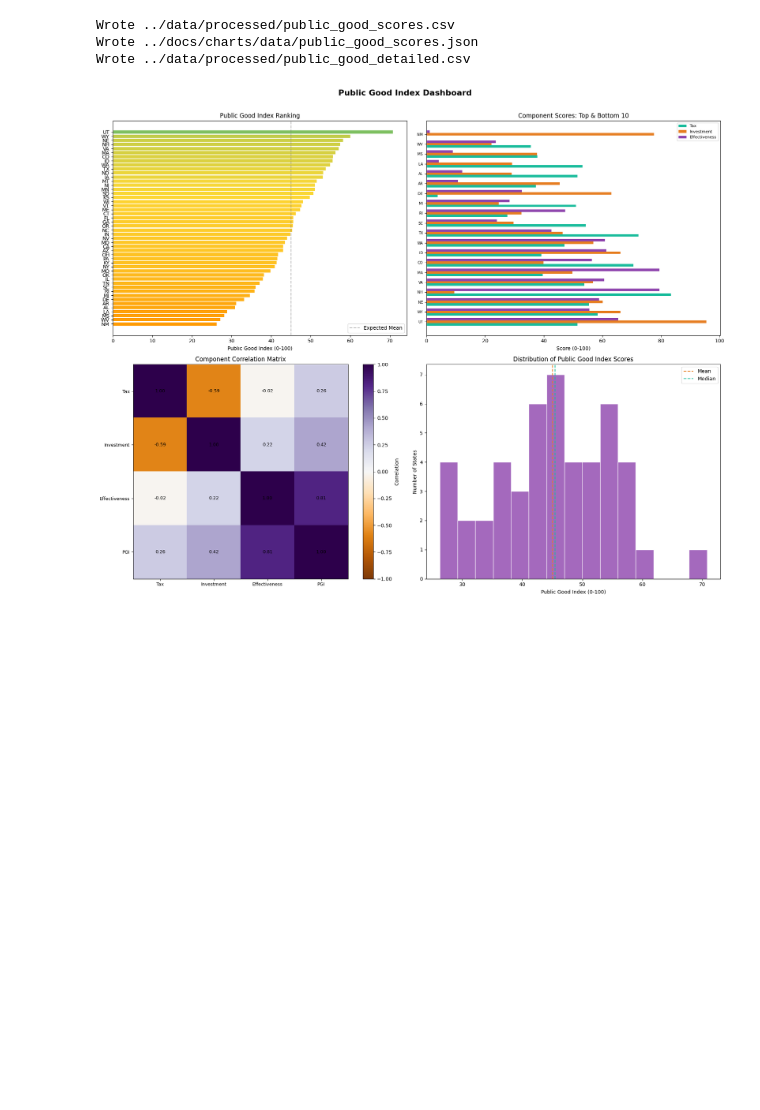
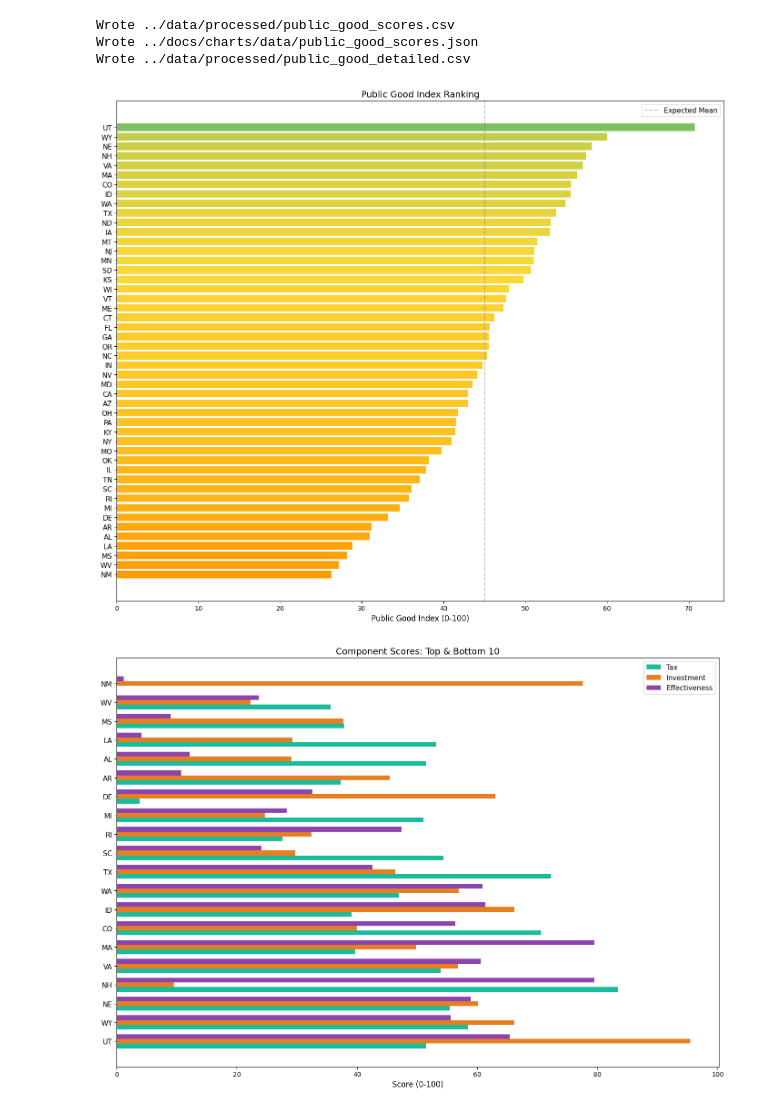
Before and after one commit to mckornfield/public-good-index, a Jupyter notebook: notebooks/04_public_good_score.ipynb, the cells around one changed output. Cells and saved outputs as stored; diff of their text form; code cells hidden in the pictures; blank space fills up the shorter version.

```diff
--- a/notebooks/04_public_good_score.ipynb
+++ b/notebooks/04_public_good_score.ipynb
@@ -138,62 +138,66 @@ Wrote ../data/processed/public_good_detailed.csv
 # %%
 # Dashboard visualization
 from matplotlib.colors import LinearSegmentedColormap
 SCORE_CMAP = LinearSegmentedColormap.from_list("score", ["#d32f2f", "#ff9800", "#fdd835", "#66bb6a", "#2e7d32"])
 
-fig, axes = plt.subplots(2, 2, figsize=(18, 14))
-
 # 1. Ranking bar chart
-ax1 = axes[0, 0]
+fig, ax = plt.subplots(figsize=(14, 12))
 plot_data = scores.sort_values("public_good_index", ascending=True)
 colors = SCORE_CMAP(plot_data["public_good_index"] / 100)
-ax1.barh(plot_data["state"], plot_data["public_good_index"], color=colors)
-ax1.set_xlabel("Public Good Index (0-100)")
-ax1.set_title("Public Good Index Ranking")
-ax1.axvline(x=45, color="gray", linestyle="--", alpha=0.5, label="Expected Mean")
-ax1.legend()
+ax.barh(plot_data["state"], plot_data["public_good_index"], color=colors)
+ax.set_xlabel("Public Good Index (0-100)", fontsize=12)
+ax.set_title("Public Good Index Ranking", fontsize=14)
+ax.axvline(x=45, color="gray", linestyle="--", alpha=0.5, label="Expected Mean")
+ax.tick_params(axis="y", labelsize=11)
+ax.legend(fontsize=11)
+plt.tight_layout()
+plt.show()
 
-# 2. Component comparison (stacked bar for top/bottom 10)
-ax2 = axes[0, 1]
+# 2. Component comparison (top/bottom 10)
+fig, ax = plt.subplots(figsize=(14, 10))
 top_bottom = pd.concat([scores.head(10), scores.tail(10)])
 x = range(len(top_bottom))
 w = 0.25
-ax2.barh([i - w for i in x], top_bottom["tax_score"], height=w, label="Tax", color="#1abc9c")
-ax2.barh(x, top_bottom["investment_score"], height=w, label="Investment", color="#e67e22")
-ax2.barh([i + w for i in x], top_bottom["effectiveness_score"], height=w, label="Effectiveness", color="#8e44ad")
-ax2.set_yticks(x)
-ax2.set_yticklabels(top_bottom["state"], fontsize=7)
-ax2.set_xlabel("Score (0-100)")
-ax2.set_title("Component Scores: Top & Bottom 10")
-ax2.legend(fontsize=8)
+ax.barh([i - w for i in x], top_bottom["tax_score"], height=w, label="Tax", color="#1abc9c")
+ax.barh(x, top_bottom["investment_score"], height=w, label="Investment", color="#e67e22")
+ax.barh([i + w for i in x], top_bottom["effectiveness_score"], height=w, label="Effectiveness", color="#8e44ad")
+ax.set_yticks(list(x))
+ax.set_yticklabels(top_bottom["state"], fontsize=11)
+ax.set_xlabel("Score (0-100)", fontsize=12)
+ax.set_title("Component Scores: Top & Bottom 10", fontsize=14)
+ax.legend(fontsize=11)
+plt.tight_layout()
+plt.show()
 
 # 3. Correlation matrix
-ax3 = axes[1, 0]
+fig, ax = plt.subplots(figsize=(8, 7))
 corr_cols = ["tax_score", "investment_score", "effectiveness_score", "public_good_index"]
 corr = combined[corr_cols].corr()
-im = ax3.imshow(corr, cmap="PuOr", vmin=-1, vmax=1)
-ax3.set_xticks(range(len(corr_cols)))
-ax3.set_yticks(range(len(corr_cols)))
+im = ax.imshow(corr, cmap="PuOr", vmin=-1, vmax=1)
+ax.set_xticks(range(len(corr_cols)))
+ax.set_yticks(range(len(corr_cols)))
 labels = ["Tax", "Investment", "Effectiveness", "PGI"]
-ax3.set_xticklabels(labels, fontsize=9)
-ax3.set_yticklabels(labels, fontsize=9)
+ax.set_xticklabels(labels, fontsize=12)
+ax.set_yticklabels(labels, fontsize=12)
 for i in range(len(corr_cols)):
     for j in range(len(corr_cols)):
-        ax3.text(j, i, f"{corr.iloc[i, j]:.2f}", ha="center", va="center", fontsize=9)
-plt.colorbar(im, ax=ax3, label="Correlation")
-ax3.set_title("Component Correlation Matrix")
+        ax.text(j, i, f"{corr.iloc[i, j]:.2f}", ha="center", va="center", fontsize=11)
+plt.colorbar(im, ax=ax, label="Correlation")
+ax.set_title("Component Correlation Matrix", fontsize=14)
+plt.tight_layout()
+plt.show()
 
 # 4. Histogram of PGI scores
-ax4 = axes[1, 1]
-ax4.hist(scores["public_good_index"], bins=15, color="#8e44ad", edgecolor="white", alpha=0.8)
-ax4.axvline(x=scores["public_good_index"].mean(), color="#e67e22", linestyle="--", label="Mean")
-ax4.axvline(x=scores["public_good_index"].median(), color="#1abc9c", linestyle="--", label="Median")
-ax4.set_xlabel("Public Good Index (0-100)")
-ax4.set_ylabel("Number of States")
-ax4.set_title("Distribution of Public Good Index Scores")
-ax4.legend()
-
-plt.suptitle("Public Good Index Dashboard", fontsize=16, fontweight="bold", y=1.01)
+fig, ax = plt.subplots(figsize=(14, 6))
+ax.hist(scores["public_good_index"], bins=15, color="#8e44ad", edgecolor="white", alpha=0.8)
+ax.axvline(x=scores["public_good_index"].mean(), color="#e67e22", linestyle="--", label="Mean")
+ax.axvline(x=scores["public_good_index"].median(), color="#1abc9c", linestyle="--", label="Median")
+ax.set_xlabel("Public Good Index (0-100)", fontsize=12)
+ax.set_ylabel("Number of States", fontsize=12)
+ax.set_title("Distribution of Public Good Index Scores", fontsize=14)
+ax.legend(fontsize=11)
 plt.tight_layout()
 plt.show()
 # %% [output]
-[figure, old version]
+[figure, new version]
+[figure, added]
```
Also changed, not shown: parts of 2 cells of this notebook, 4 other files.
